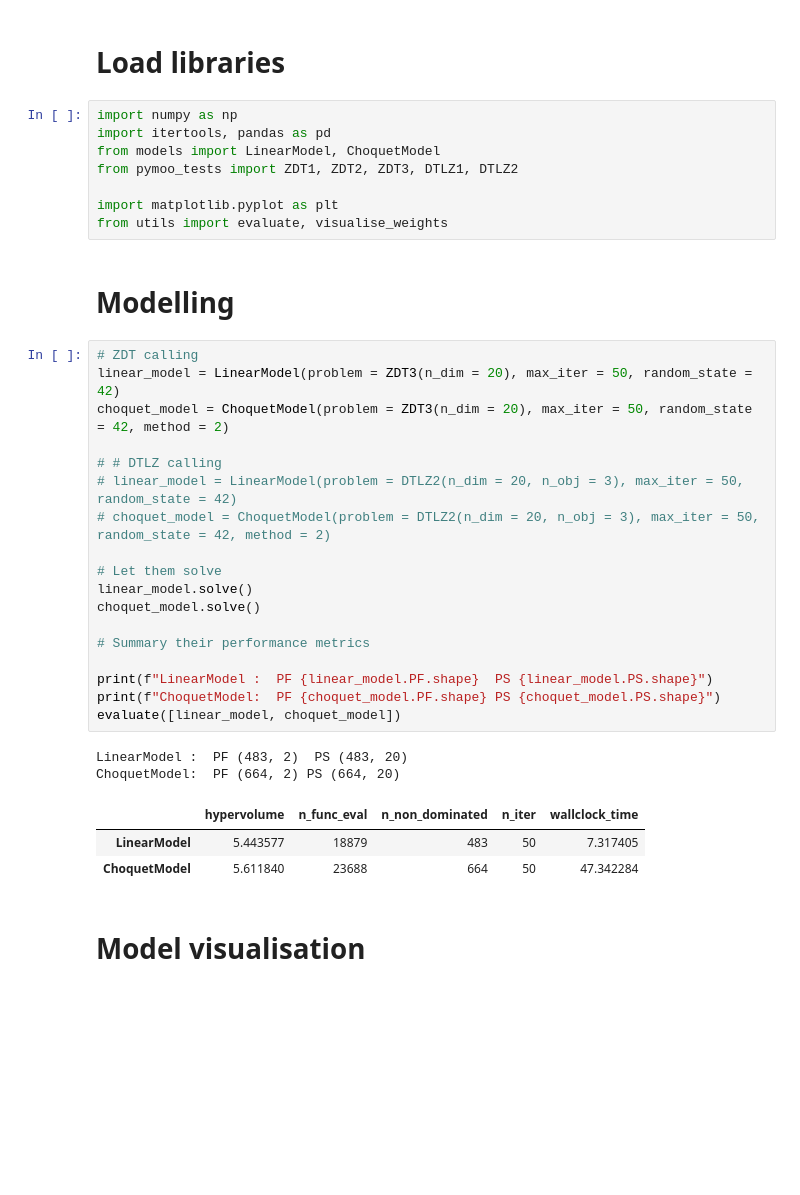
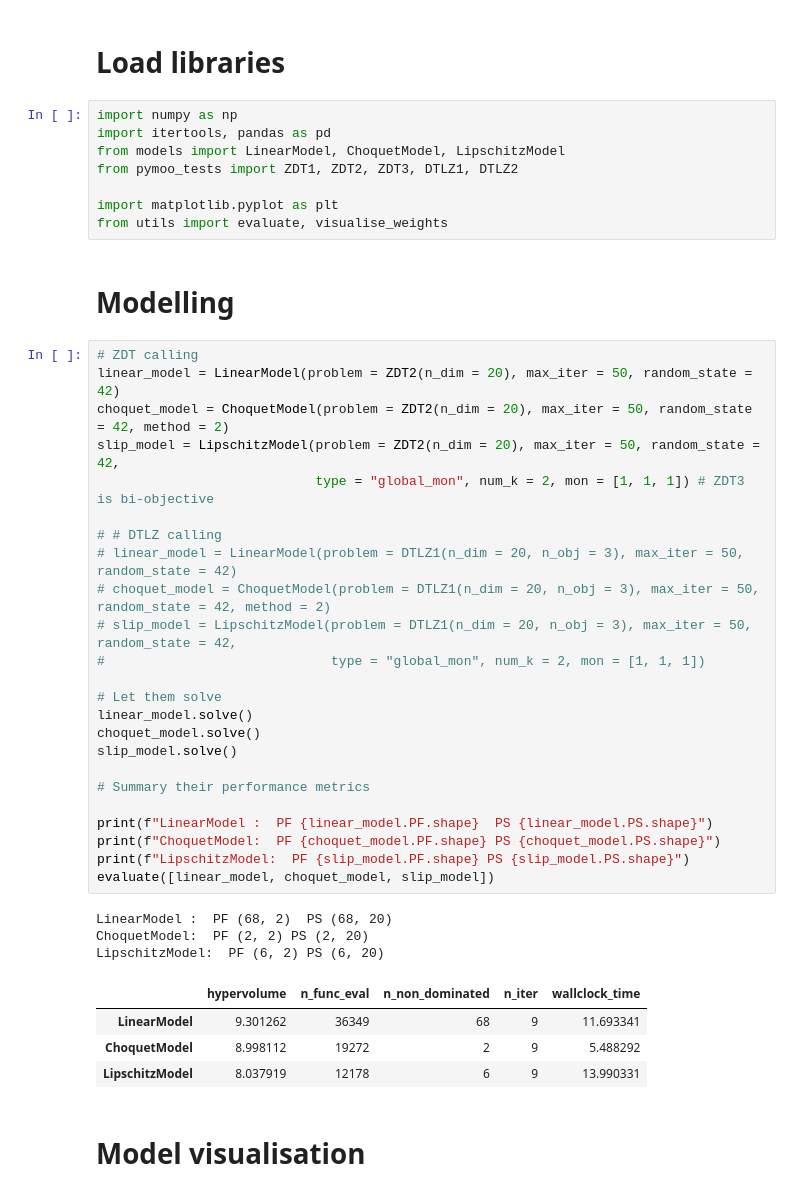
Before and after one commit to Trminh06-work/CAS, a Jupyter notebook: pymoo_lab.ipynb, the cells around one changed output. Saved outputs shown, nothing was run; the diff lists cells and outputs as text; blank space fills up the shorter version.

```diff
--- a/pymoo_lab.ipynb
+++ b/pymoo_lab.ipynb
@@ -3,7 +3,7 @@
 # %%
 import numpy as np
 import itertools, pandas as pd
-from models import LinearModel, ChoquetModel
+from models import LinearModel, ChoquetModel, LipschitzModel
 from pymoo_tests import ZDT1, ZDT2, ZDT3, DTLZ1, DTLZ2
 
 import matplotlib.pyplot as plt
@@ -12,28 +12,36 @@ from utils import evaluate, visualise_weights
 # Modelling
 # %%
 # ZDT calling
-linear_model = LinearModel(problem = ZDT3(n_dim = 20), max_iter = 50, random_state = 42)
-choquet_model = ChoquetModel(problem = ZDT3(n_dim = 20), max_iter = 50, random_state = 42, method = 2)
+linear_model = LinearModel(problem = ZDT2(n_dim = 20), max_iter = 50, random_state = 42)
+choquet_model = ChoquetModel(problem = ZDT2(n_dim = 20), max_iter = 50, random_state = 42, method = 2)
+slip_model = LipschitzModel(problem = ZDT2(n_dim = 20), max_iter = 50, random_state = 42,
+                            type = "global_mon", num_k = 2, mon = [1, 1, 1]) # ZDT3 is bi-objective
 
 # # DTLZ calling
-# linear_model = LinearModel(problem = DTLZ2(n_dim = 20, n_obj = 3), max_iter = 50, random_state = 42)
-# choquet_model = ChoquetModel(problem = DTLZ2(n_dim = 20, n_obj = 3), max_iter = 50, random_state = 42, method = 2)
+# linear_model = LinearModel(problem = DTLZ1(n_dim = 20, n_obj = 3), max_iter = 50, random_state = 42)
+# choquet_model = ChoquetModel(problem = DTLZ1(n_dim = 20, n_obj = 3), max_iter = 50, random_state = 42, method = 2)
+# slip_model = LipschitzModel(problem = DTLZ1(n_dim = 20, n_obj = 3), max_iter = 50, random_state = 42,
+#                             type = "global_mon", num_k = 2, mon = [1, 1, 1])
 
 # Let them solve
 linear_model.solve()
 choquet_model.solve()
+slip_model.solve()
 
 # Summary their performance metrics
 
 print(f"LinearModel :  PF {linear_model.PF.shape}  PS {linear_model.PS.shape}")
 print(f"ChoquetModel:  PF {choquet_model.PF.shape} PS {choquet_model.PS.shape}")
-evaluate([linear_model, choquet_model])
+print(f"LipschitzModel:  PF {slip_model.PF.shape} PS {slip_model.PS.shape}")
+evaluate([linear_model, choquet_model, slip_model])
 # %% [output]
-LinearModel :  PF (483, 2)  PS (483, 20)
-ChoquetModel:  PF (664, 2) PS (664, 20)
+LinearModel :  PF (68, 2)  PS (68, 20)
+ChoquetModel:  PF (2, 2) PS (2, 20)
+LipschitzModel:  PF (6, 2) PS (6, 20)
 |  | hypervolume | n_func_eval | n_non_dominated | n_iter | wallclock_time |
-| LinearModel | 5.443577 | 18879 | 483 | 50 | 7.317405 |
-| ChoquetModel | 5.611840 | 23688 | 664 | 50 | 47.342284 |
+| LinearModel | 9.301262 | 36349 | 68 | 9 | 11.693341 |
+| ChoquetModel | 8.998112 | 19272 | 2 | 9 | 5.488292 |
+| LipschitzModel | 8.037919 | 12178 | 6 | 9 | 13.990331 |
 # %% [markdown]
 # Model visualisation
 # %%
```
Also changed, not shown: parts of 10 cells of this notebook, 3 other files.
